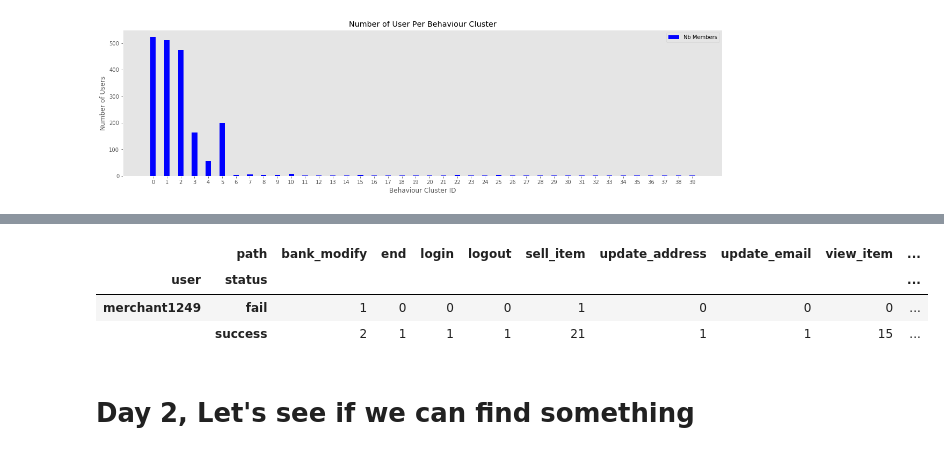
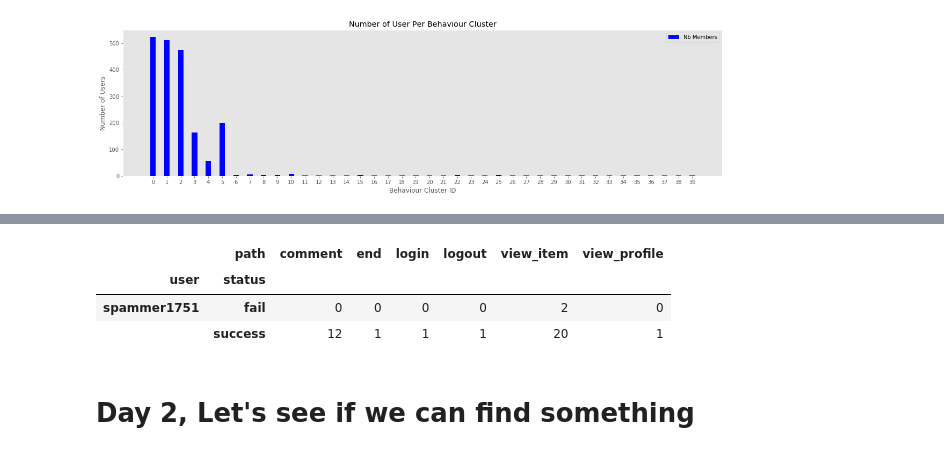
Before and after one commit to cerebraljam/find_outliers_in_logs, a Jupyter notebook: find_outliers_in_logs.ipynb, the cells around one changed output, grey strips where cells are left out. Drawn from its saved outputs; the diff is of its cells as text; code cells hidden in the pictures.

```diff
--- a/find_outliers_in_logs.ipynb
+++ b/find_outliers_in_logs.ipynb
@@ -678,11 +678,11 @@ graph_surprisal_distribution_by_type(behaviour_type_table, behaviour_average_tab
 # %%
-df_investigate = day1_data.loc[day1_data['user'].isin(behaviour_type_table[35])]
+df_investigate = day1_data.loc[day1_data['user'].isin(behaviour_type_table[31])]
 df_investigate.groupby(['user', 'status', 'path']).size().unstack(fill_value=0)
 # %% [output]
-|  | path | bank_modify | end | login | logout | sell_item | update_address | update_email | view_item | ... |
-| user | status |  |  |  |  |  |  |  |  | ... |
-| merchant1249 | fail | 1 | 0 | 0 | 0 | 1 | 0 | 0 | 0 | ... |
-|  | success | 2 | 1 | 1 | 1 | 21 | 1 | 1 | 15 | ... |
+|  | path | comment | end | login | logout | view_item | view_profile |
+| user | status |  |  |  |  |  |  |
+| spammer1751 | fail | 0 | 0 | 0 | 0 | 2 | 0 |
+|  | success | 12 | 1 | 1 | 1 | 20 | 1 |
 # %% [markdown]
 # Day 2, Let's see if we can find something
 # %% [markdown]
```
Also changed, not shown: parts of 28 cells of this notebook.
